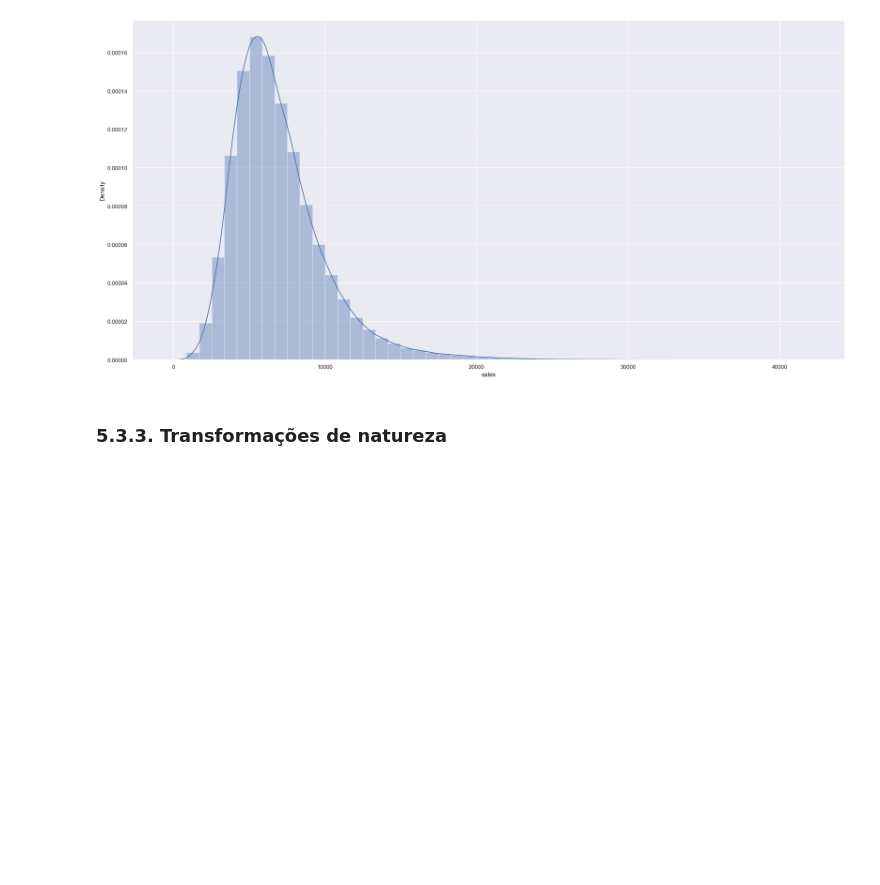
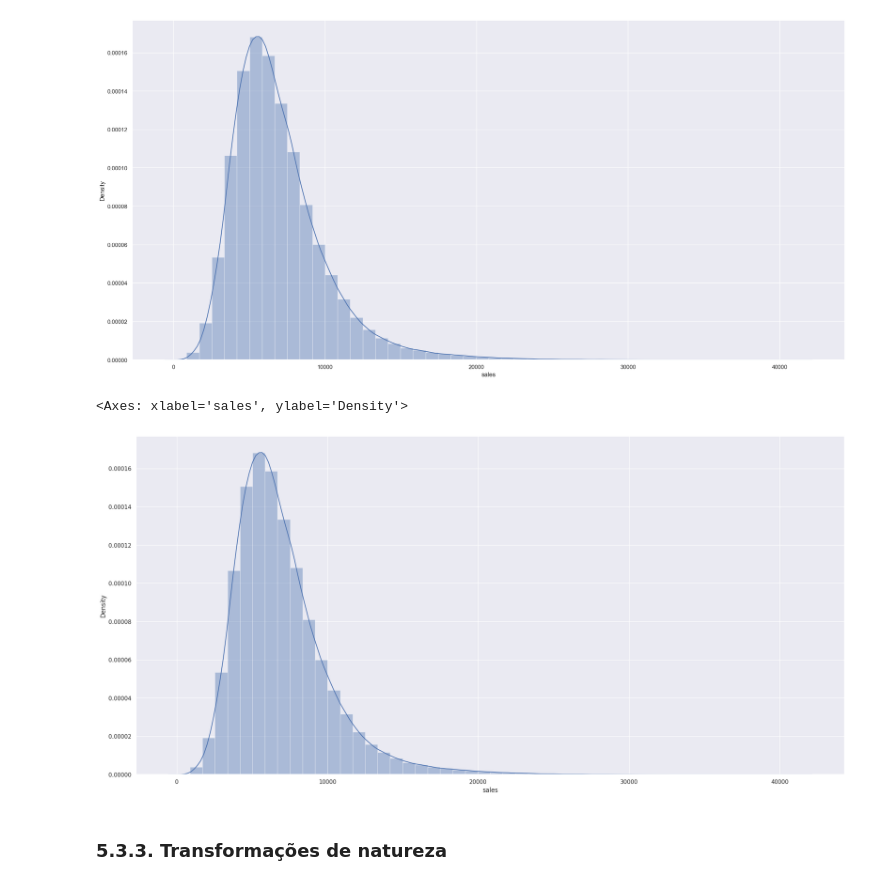
Before and after one commit to cabicho/ds_in_deploy, a Jupyter notebook: server_notebooks_rossmann_stores_sales_prediction.ipynb, the cells around one changed output. Cells and saved outputs as stored; diff of their text form; code cells hidden in the pictures; blank space fills up the shorter version.

```diff
--- a/server_notebooks_rossmann_stores_sales_prediction.ipynb
+++ b/server_notebooks_rossmann_stores_sales_prediction.ipynb
@@ -1232,6 +1244,11 @@ sns.distplot(df4['sales'])
 # %% [output]
 <AxesSubplot: xlabel='sales', ylabel='Density'>
 [figure]
+# %%
+sns.distplot(df4['sales'])
+# %% [output]
+<Axes: xlabel='sales', ylabel='Density'>
+[figure, added]
 # %% [markdown]
 ### 5.3.3. Transformações de natureza
 # %%
```
Also changed, not shown: parts of 32 cells of this notebook.
